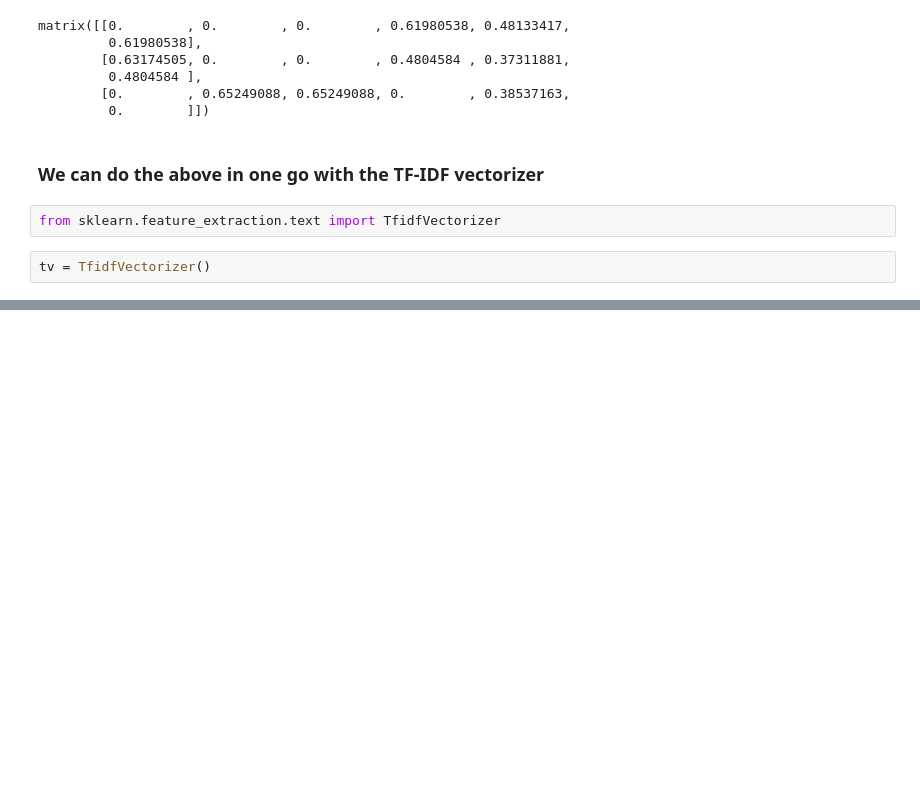
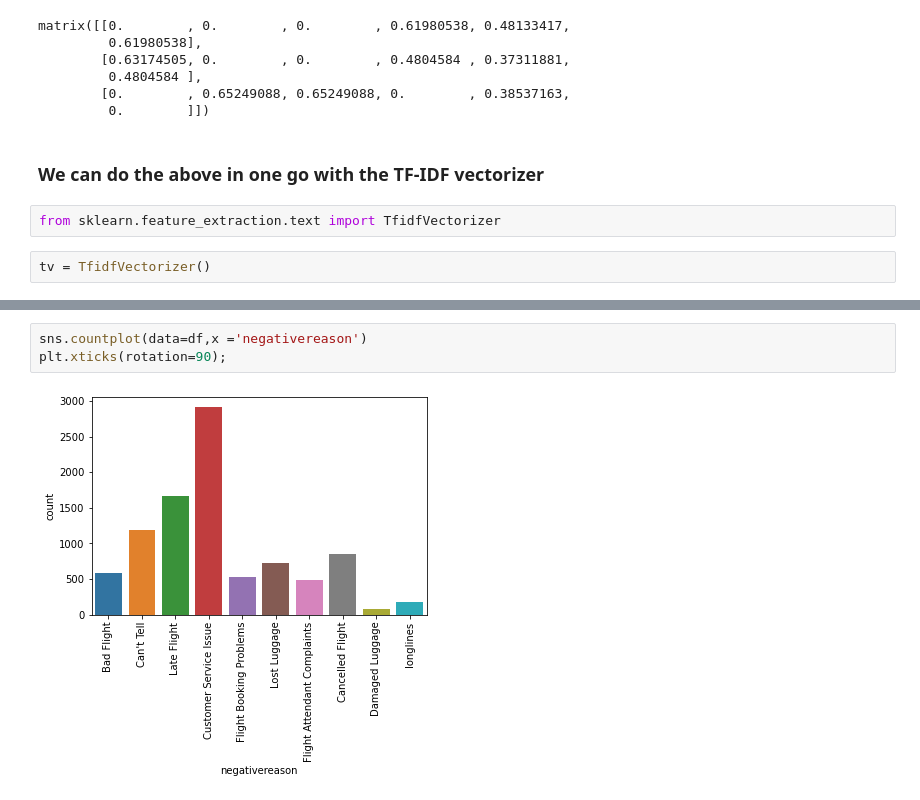
Before and after one commit to proton029/NaiveBayes, a Jupyter notebook: NaiveBayesTheorem.ipynb, the cells around one changed output, grey strips where cells are left out. Saved outputs shown, nothing was run; the diff lists cells and outputs as text; blank space fills up the shorter version.

```diff
--- a/NaiveBayesTheorem.ipynb
+++ b/NaiveBayesTheorem.ipynb
@@ -220,0 +247,5 @@ tv.
+# %%
+sns.countplot(data=df,x ='negativereason')
+plt.xticks(rotation=90);
+# %% [output]
+[figure, added]
```
Also changed, not shown: parts of 21 cells of this notebook.
